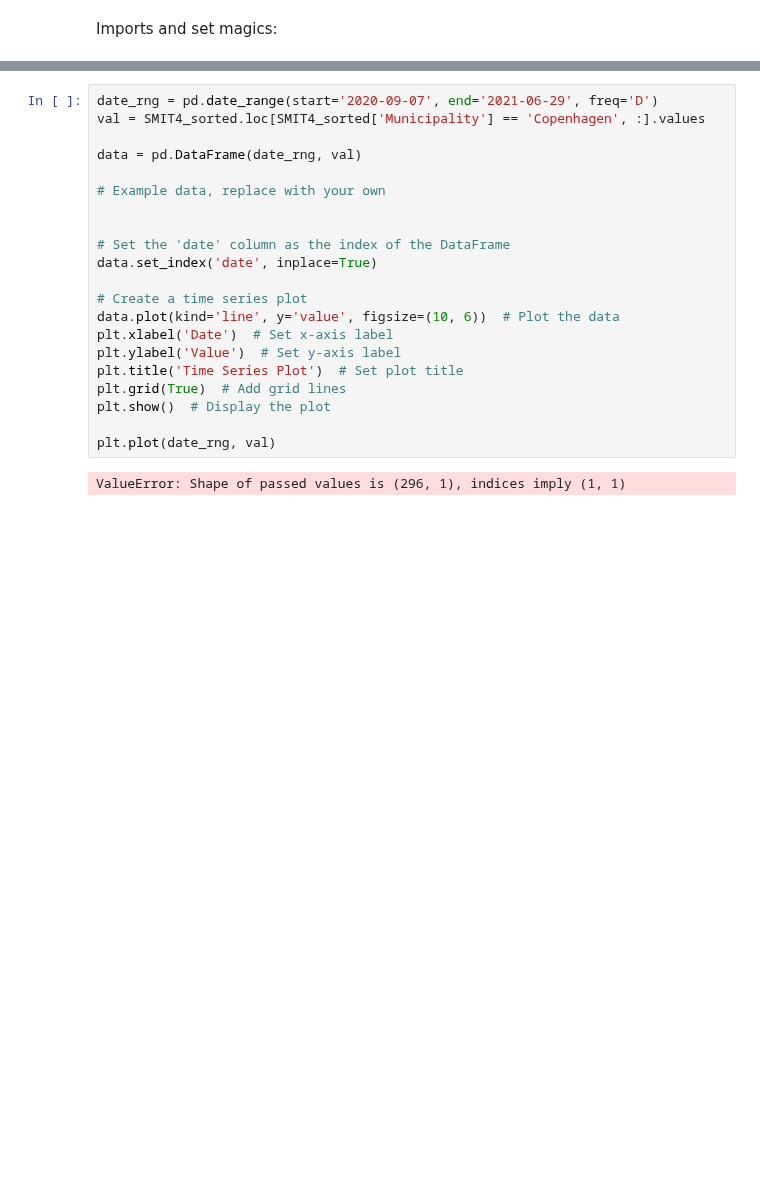
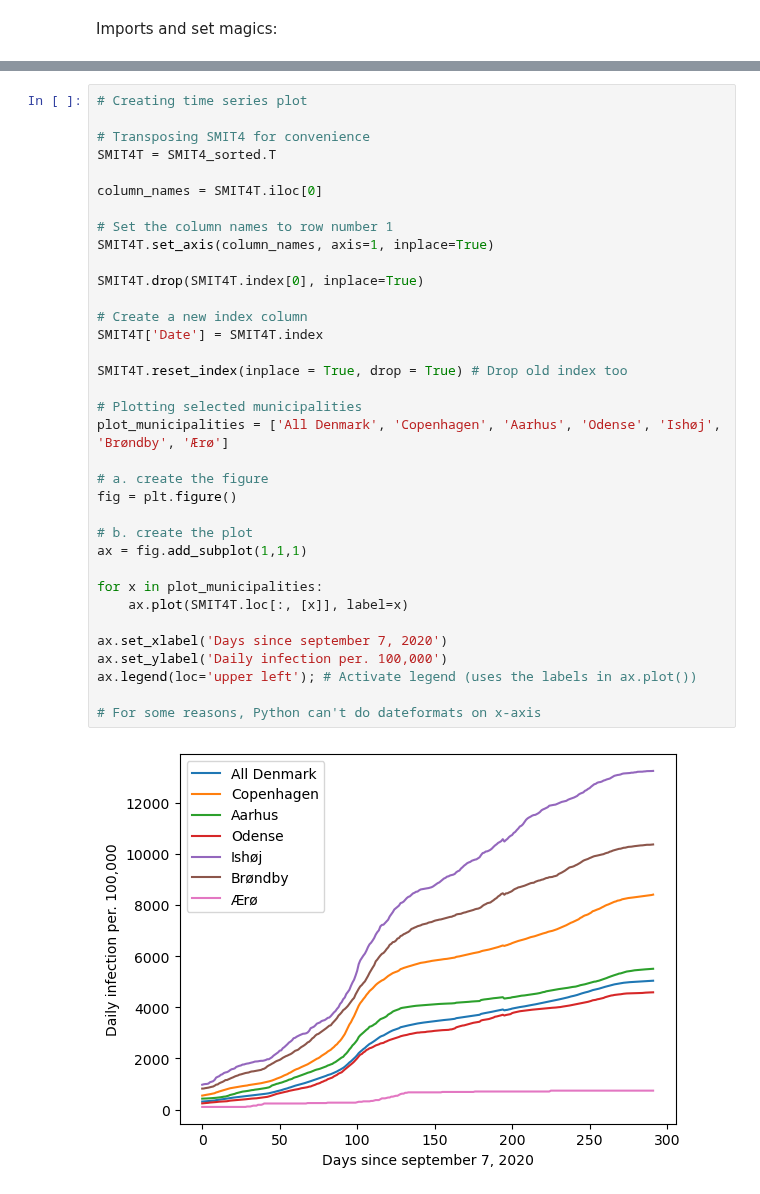
Before and after one commit to NumEconCopenhagen/projects-2023-vennerne, a Jupyter notebook: dataproject/dataproject.ipynb, the cells around one changed output, grey strips where cells are left out. Cells and saved outputs as stored; diff of their text form; blank space fills up the shorter version.

```diff
--- a/dataproject/dataproject.ipynb
+++ b/dataproject/dataproject.ipynb
@@ -53,27 +54,41 @@ SMIT4_sorted.head(99)
 | 97 | Vesthimmerlands | 221.0 | 221.0 | 221.0 | 221.0 | 226.0 | 226.0 | 229.0 | ... |
 | 98 | Aalborg | 147.0 | 148.0 | 150.0 | 155.0 | 160.0 | 163.0 | 169.0 | ... |
 99 rows × 293 columns
-# %%
-date_rng = pd.date_range(start='2020-09-07', end='2021-06-29', freq='D')
-val = SMIT4_sorted.loc[SMIT4_sorted['Municipality'] == 'Copenhagen', :].values
-
-data = pd.DataFrame(date_rng, val)
-
-# Example data, replace with your own
-
-
-# Set the 'date' column as the index of the DataFrame
-data.set_index('date', inplace=True)
-
-# Create a time series plot
-data.plot(kind='line', y='value', figsize=(10, 6))  # Plot the data
-plt.xlabel('Date')  # Set x-axis label
-plt.ylabel('Value')  # Set y-axis label
-plt.title('Time Series Plot')  # Set plot title
-plt.grid(True)  # Add grid lines
-plt.show()  # Display the plot
-
-plt.plot(date_rng, val)
-# %% [output]
-ValueError: Shape of passed values is (296, 1), indices imply (1, 1)
+# %%
+# Creating time series plot
+
+# Transposing SMIT4 for convenience
+SMIT4T = SMIT4_sorted.T
+
+column_names = SMIT4T.iloc[0]
+
+# Set the column names to row number 1
+SMIT4T.set_axis(column_names, axis=1, inplace=True)
+
+SMIT4T.drop(SMIT4T.index[0], inplace=True)
+
+# Create a new index column
+SMIT4T['Date'] = SMIT4T.index
+
+SMIT4T.reset_index(inplace = True, drop = True) # Drop old index too
+
+# Plotting selected municipalities
+plot_municipalities = ['All Denmark', 'Copenhagen', 'Aarhus', 'Odense', 'Ishøj', 'Brøndby', 'Ærø']
+
+# a. create the figure
+fig = plt.figure()
+
+# b. create the plot
+ax = fig.add_subplot(1,1,1)
+
+for x in plot_municipalities:
+    ax.plot(SMIT4T.loc[:, [x]], label=x)
+
+ax.set_xlabel('Days since september 7, 2020')
+ax.set_ylabel('Daily infection per. 100,000')
+ax.legend(loc='upper left'); # Activate legend (uses the labels in ax.plot())
+
+# For some reasons, Python can't do dateformats on x-axis
+# %% [output]
+[figure, added]
 # %%
```
Also changed, not shown: parts of 10 cells of this notebook, 3 other files.
